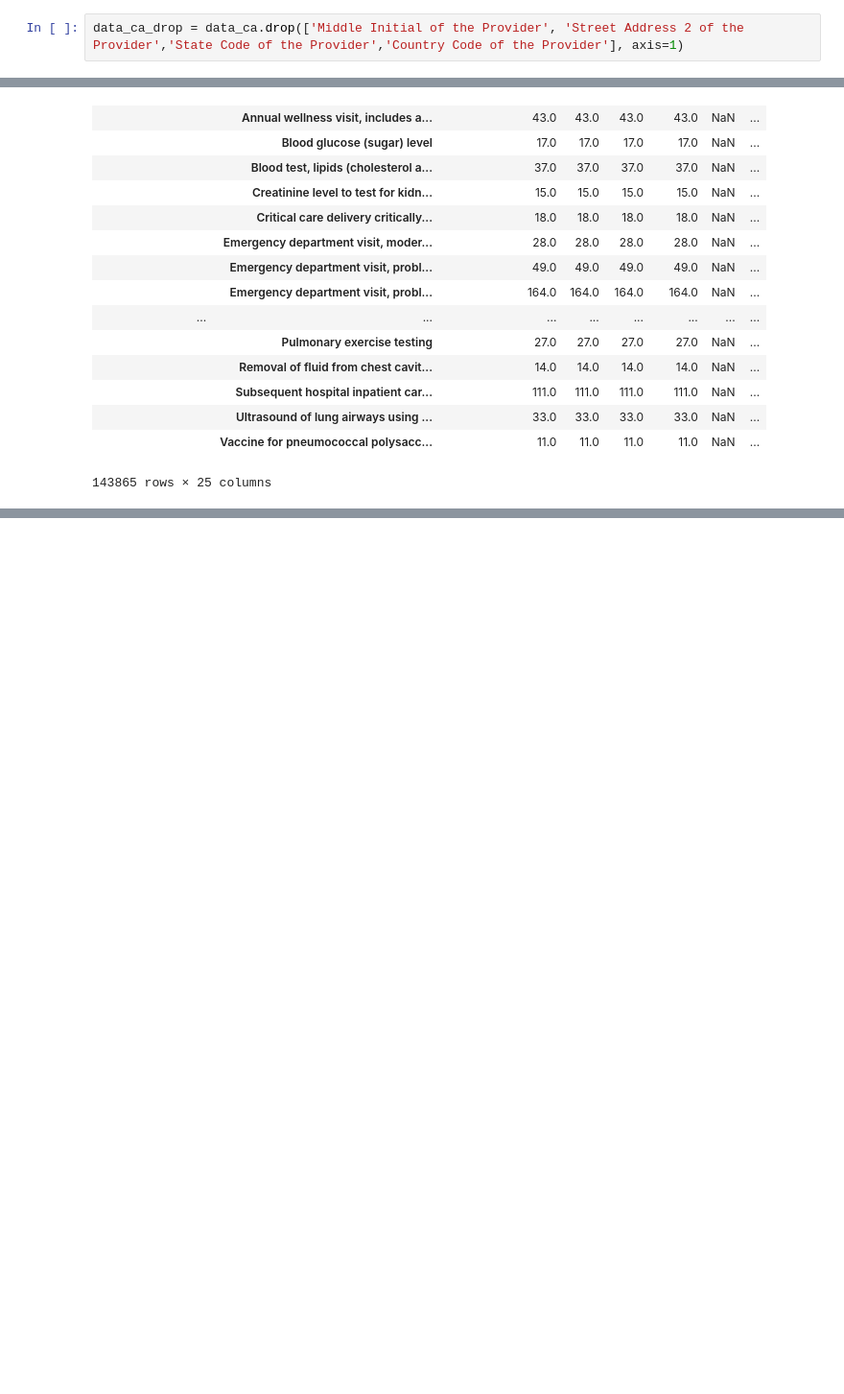
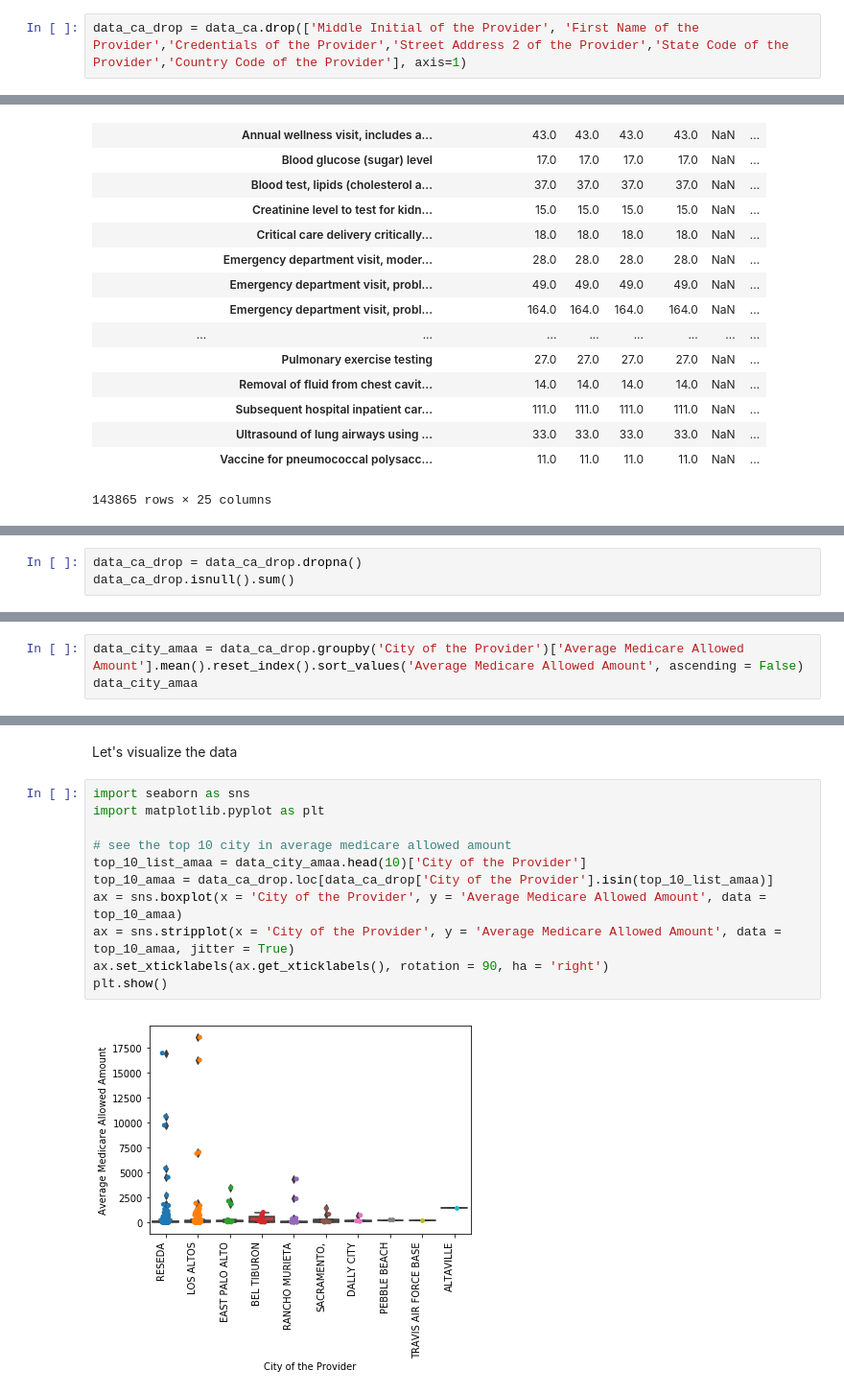
Before and after one commit to chvbs2000/SpringBoard, a Jupyter notebook: Capstone_Project1/analysis.ipynb, the cells around one changed output, grey strips where cells are left out. Shown at 96% size. Drawn from its saved outputs; the diff is of its cells as text; blank space fills up the shorter version.

```diff
--- a/Capstone_Project1/analysis.ipynb
+++ b/Capstone_Project1/analysis.ipynb
@@ -108,7 +100,7 @@ Average Medicare Payment Amount                                  0
 Average Medicare Standardized Amount                             0
 dtype: int64
 # %%
-data_ca_drop = data_ca.drop(['Middle Initial of the Provider', 'Street Address 2 of the Provider','State Code of the Provider','Country Code of the Provider'], axis=1)
+data_ca_drop = data_ca.drop(['Middle Initial of the Provider', 'First Name of the Provider','Credentials of the Provider','Street Address 2 of the Provider','State Code of the Provider','Country Code of the Provider'], axis=1)
 # %%
 data_ca.groupby(['City of the Provider','HCPCS Description'])['Number of Services','Average Medicare Allowed Amount','Average Submitted Charge Amount','Average Medicare Payment Amount','Average Medicare Standardized Amount'].agg([np.max,np.min,np.mean, np.median, np.std])
 # %% [output]
@@ -134,0 +159,3 @@ data_ca.groupby(['City of the Provider','HCPCS Description'])['Number of Service
+# %%
+data_ca_drop = data_ca_drop.dropna()
+data_ca_drop.isnull().sum()
@@ -134,0 +182,3 @@ data_ca.groupby(['City of the Provider','HCPCS Description'])['Number of Service
+# %%
+data_city_amaa = data_ca_drop.groupby('City of the Provider')['Average Medicare Allowed Amount'].mean().reset_index().sort_values('Average Medicare Allowed Amount', ascending = False)
+data_city_amaa
@@ -134,0 +274,15 @@ data_ca.groupby(['City of the Provider','HCPCS Description'])['Number of Service
+# %% [markdown]
+Let's visualize the data
+# %%
+import seaborn as sns
+import matplotlib.pyplot as plt
+
+# see the top 10 city in average medicare allowed amount
+top_10_list_amaa = data_city_amaa.head(10)['City of the Provider']
+top_10_amaa = data_ca_drop.loc[data_ca_drop['City of the Provider'].isin(top_10_list_amaa)]
+ax = sns.boxplot(x = 'City of the Provider', y = 'Average Medicare Allowed Amount', data = top_10_amaa)
+ax = sns.stripplot(x = 'City of the Provider', y = 'Average Medicare Allowed Amount', data = top_10_amaa, jitter = True)
+ax.set_xticklabels(ax.get_xticklabels(), rotation = 90, ha = 'right')
+plt.show()
+# %% [output]
+[figure, added]
```
Also changed, not shown: parts of 21 cells of this notebook.
